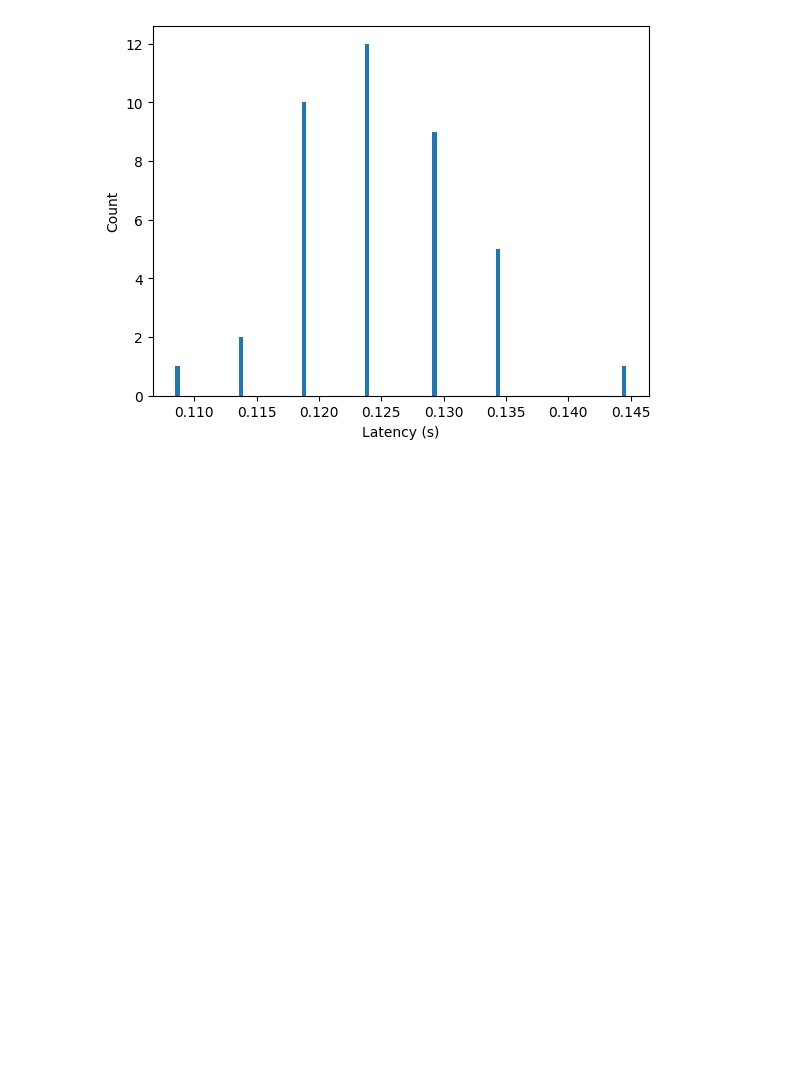
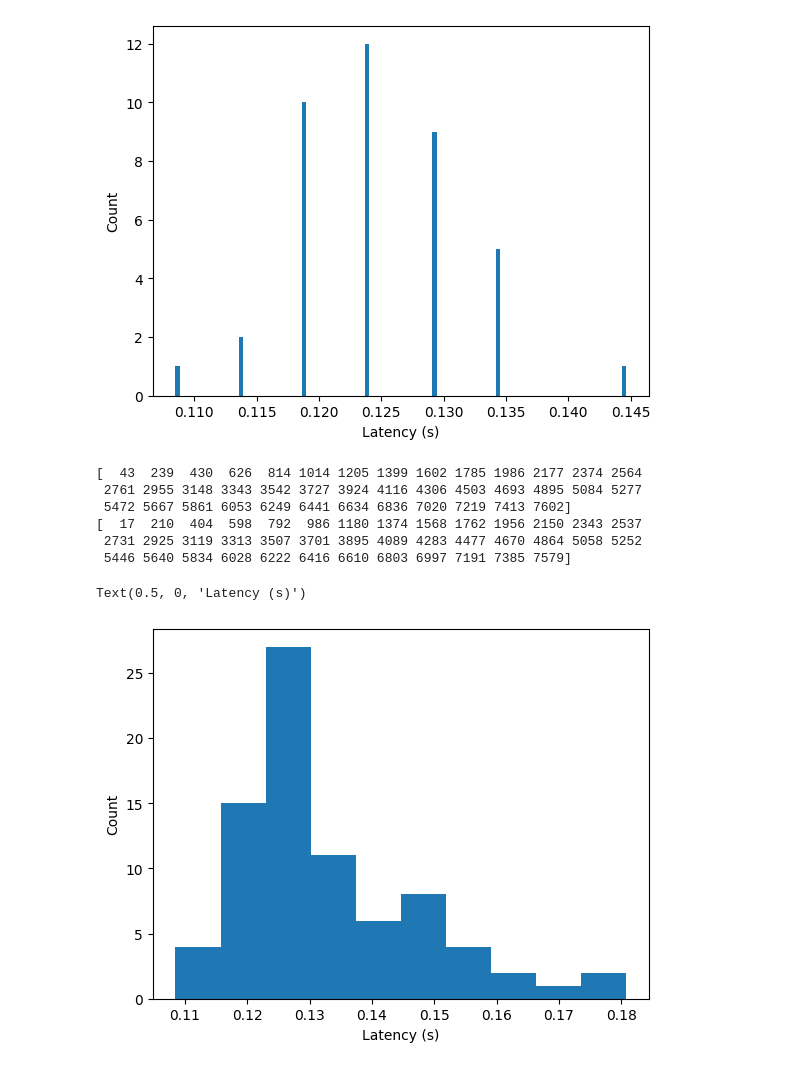
Before and after one commit to haohao1331/rot2-project, a Jupyter notebook: exploring/2024-01-24_video_analysis.ipynb, the cells around one changed output. Cells and saved outputs as stored; diff of their text form; code cells hidden in the pictures; blank space fills up the shorter version.

Commit message:
presentation day, overlay WIP, plot trajectories

```diff
--- a/exploring/2024-01-24_video_analysis.ipynb
+++ b/exploring/2024-01-24_video_analysis.ipynb
@@ -209,3 +209,20 @@ plt.xlabel('Latency (s)')
  5543 5737 5931 6125 6319 6513 6707 6900 7094 7288 7482 7676]
 Text(0.5, 0, 'Latency (s)')
 [figure]
+# %%
+print(high_falling)
+print(falling_idx[:len(high_falling)])
+high_latency = high_falling - falling_idx[:len(high_falling)]
+low_latency = low_rising[0:len(rising_idx)] - rising_idx[0:]
+plt.hist(np.concatenate((high_latency, low_latency)) * s_per_frame, bins=10)
+plt.ylabel('Count')
+plt.xlabel('Latency (s)')
+# %% [output]
+[  43  239  430  626  814 1014 1205 1399 1602 1785 1986 2177 2374 2564
+ 2761 2955 3148 3343 3542 3727 3924 4116 4306 4503 4693 4895 5084 5277
+ 5472 5667 5861 6053 6249 6441 6634 6836 7020 7219 7413 7602]
+[  17  210  404  598  792  986 1180 1374 1568 1762 1956 2150 2343 2537
+ 2731 2925 3119 3313 3507 3701 3895 4089 4283 4477 4670 4864 5058 5252
+ 5446 5640 5834 6028 6222 6416 6610 6803 6997 7191 7385 7579]
+Text(0.5, 0, 'Latency (s)')
+[figure, added]
```
Also changed, not shown: 5 other files.
